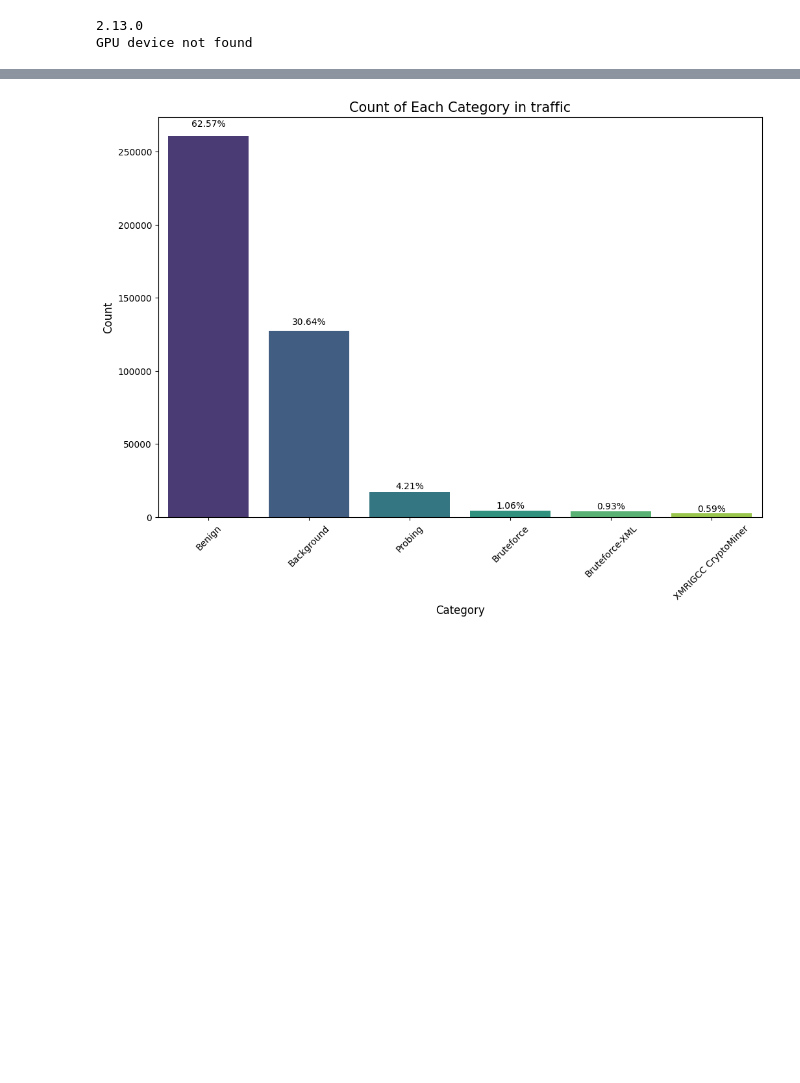
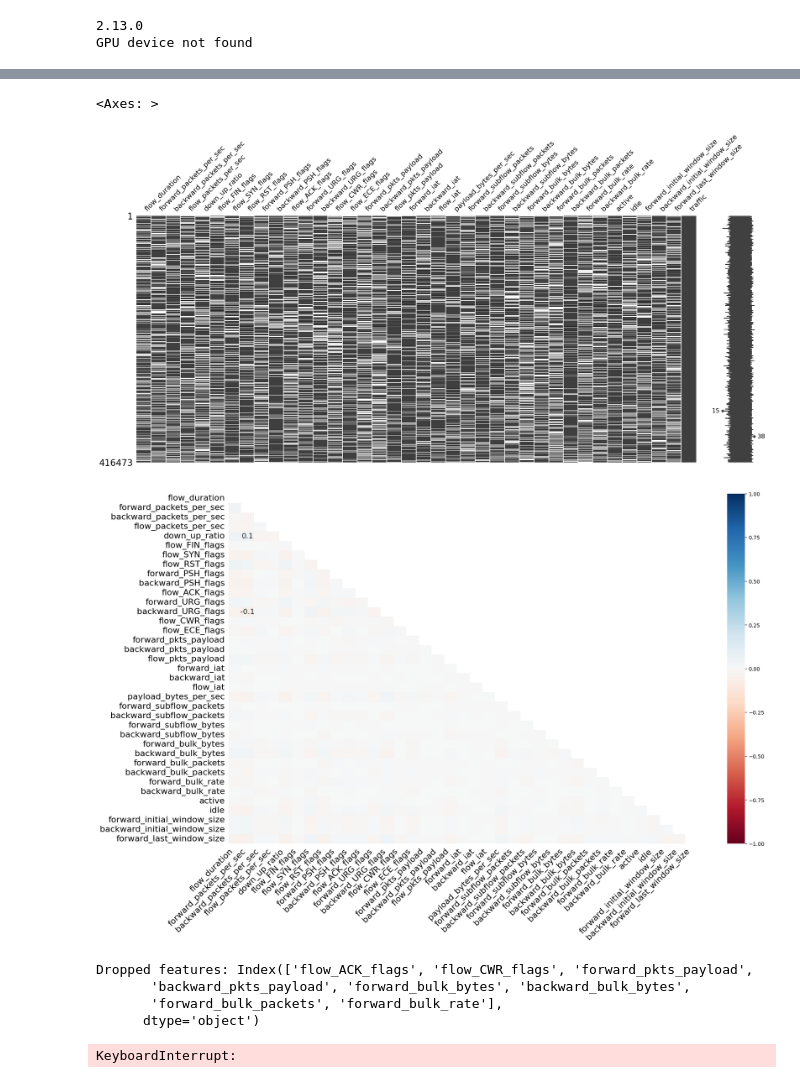
Before and after one commit to AllOneeeee/DataQuest24, a Jupyter notebook: train.ipynb, the cells around one changed output, grey strips where cells are left out. Drawn from its saved outputs; the diff is of its cells as text; code cells hidden in the pictures; blank space fills up the shorter version.

```diff
--- a/train.ipynb
+++ b/train.ipynb
@@ -95,3 +103,39 @@ Number of observations: 416473
 | backward_initial_window_size | 107751 | 25.872265 |
 | forward_last_window_size | 112537 | 27.021440 |
 | traffic | 0 | 0.000000 |
+# %%
+import missingno as msno
+
+msno.matrix(data)
+msno.heatmap(data)
+# %% [output]
+<Axes: >
+[figure, added]
+[figure, added]
+# %%
+features_to_drop = miss_data[miss_data["Proportion (%)"] > 30].index
+data_cleaned = data.drop(columns=features_to_drop)
+print("Dropped features:", features_to_drop)
+# %% [output]
+Dropped features: Index(['flow_ACK_flags', 'flow_CWR_flags', 'forward_pkts_payload',
+       'backward_pkts_payload', 'forward_bulk_bytes', 'backward_bulk_bytes',
+       'forward_bulk_packets', 'forward_bulk_rate'],
+      dtype='object')
+# %%
+from sklearn.impute import KNNImputer
+
+remove_col = ['id', 'origin_host', 'origin_port', 'response_host', 'response_port']
+data = data.drop(columns=remove_col)
+
+numerical_columns = data.select_dtypes(include=['float64', 'int64']).columns
+knn_imputer = KNNImputer(n_neighbors=5)
+
+traffic_col = data[['traffic']].copy()
+data_to_impute = data.drop(columns=['traffic'])
+knn_imputer = KNNImputer(n_neighbors=5)
+data_imputed = pd.DataFrame(knn_imputer.fit_transform(data_to_impute), columns=data_to_impute.columns)
+data_imputed['traffic'] = traffic_col.values
+data_imputed = data_imputed.reset_index(drop=True)
+print(data_imputed.head())
+# %% [output]
+KeyboardInterrupt:
@@ -98,8 +147,9 @@ Number of observations: 416473
 # %%
+import matplotlib.pyplot as plt
+import seaborn as sns
 def plot_category_counts(data, column_name):
 
     counts = data[column_name].value_counts()
-    proportions = counts / counts.sum()
 
     sorted_counts = counts.sort_values(ascending=False)
     sorted_proportions = sorted_counts / sorted_counts.sum()
@@ -122,5 +172,3 @@ def plot_category_counts(data, column_name):
     plt.show()
 
 plot_category_counts(data, 'traffic')
-# %% [output]
-[figure, removed]
```
Also changed, not shown: parts of 18 cells of this notebook, 4 other files.
